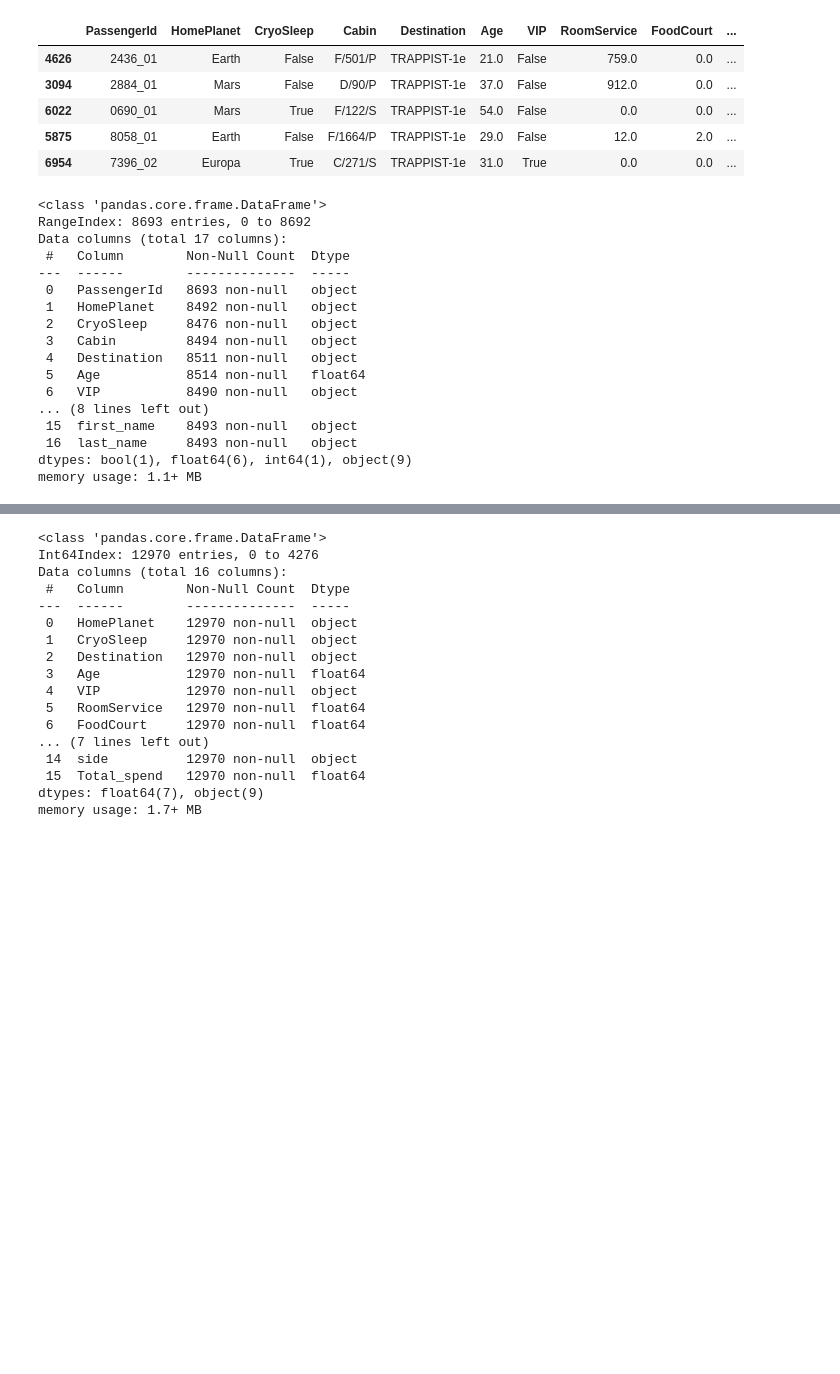
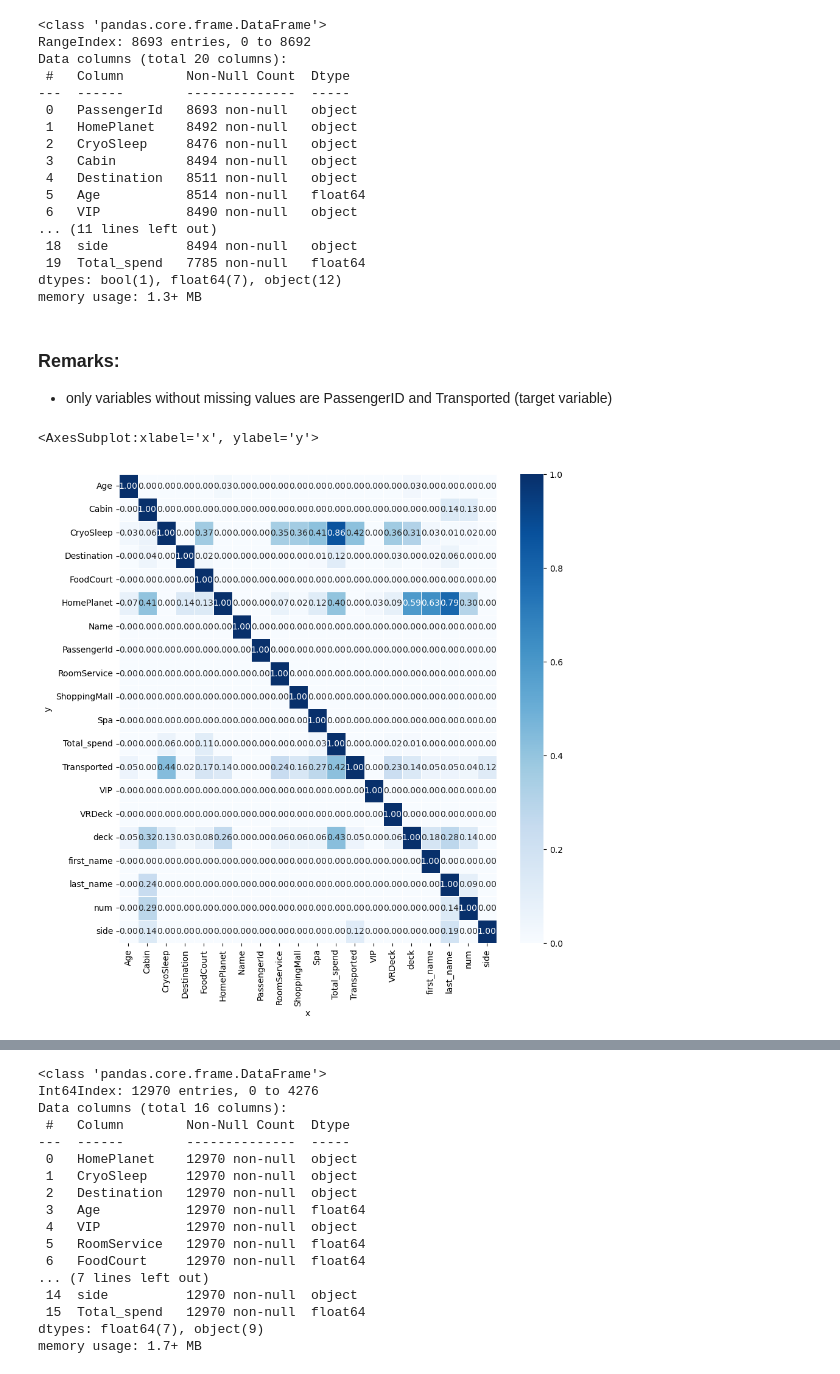
Before and after one commit to lshwed/kaggle_spaceship_titanic, a Jupyter notebook: analysis.ipynb, the cells around one changed output, grey strips where cells are left out. Cells and saved outputs as stored; diff of their text form; code cells hidden in the pictures; blank space fills up the shorter version.

```diff
--- a/analysis.ipynb
+++ b/analysis.ipynb
@@ -39,21 +42,21 @@ train.to_csv('train_folds.csv',
 # %%
-# target variable is transported
-df = pd.read_csv('train_folds.csv')
-y = df.Transported
-df.sample(5)
+# # target variable is transported
+# # df = pd.read_csv('train_folds.csv')
+# y = df.Transported
+# df.sample(5)
-# %% [output]
-|  | PassengerId | HomePlanet | CryoSleep | Cabin | Destination | Age | VIP | RoomService | FoodCourt | ... |
-| 4626 | 2436_01 | Earth | False | F/501/P | TRAPPIST-1e | 21.0 | False | 759.0 | 0.0 | ... |
-| 3094 | 2884_01 | Mars | False | D/90/P | TRAPPIST-1e | 37.0 | False | 912.0 | 0.0 | ... |
-| 6022 | 0690_01 | Mars | True | F/122/S | TRAPPIST-1e | 54.0 | False | 0.0 | 0.0 | ... |
-| 5875 | 8058_01 | Earth | False | F/1664/P | TRAPPIST-1e | 29.0 | False | 12.0 | 2.0 | ... |
-| 6954 | 7396_02 | Europa | True | C/271/S | TRAPPIST-1e | 31.0 | True | 0.0 | 0.0 | ... |
+# %%
+# we observe that cabin can be disaggregated
+# perhaps we can create a feature that includes total spend (room service, food court, mall, spa, VRdeck)
+# additionally passenger name is composed of a first and last name that can be separated
+train[['first_name','last_name']] = train.Name.str.split(' ', expand = True).iloc[:,0:2]
+train[['deck', 'num', 'side']] = train['Cabin'].str.split('/', expand=True)
+train['Total_spend'] = train.RoomService + train.FoodCourt + train.ShoppingMall + train.Spa + train.VRDeck
 # %%
-df.info()
+train.info()
 # %% [output]
 <class 'pandas.core.frame.DataFrame'>
 RangeIndex: 8693 entries, 0 to 8692
-Data columns (total 17 columns):
+Data columns (total 20 columns):
  #   Column        Non-Null Count  Dtype
 ---  ------        --------------  -----
  0   PassengerId   8693 non-null   object
@@ -63,8 +66,28 @@ Data columns (total 17 columns):
  4   Destination   8511 non-null   object
  5   Age           8514 non-null   float64
  6   VIP           8490 non-null   object
-... (8 lines left out)
- 15  first_name    8493 non-null   object
- 16  last_name     8493 non-null   object
-dtypes: bool(1), float64(6), int64(1), object(9)
-memory usage: 1.1+ MB
+... (11 lines left out)
+ 18  side          8494 non-null   object
+ 19  Total_spend   7785 non-null   float64
+dtypes: bool(1), float64(7), object(12)
+memory usage: 1.3+ MB
+# %% [markdown]
+### Remarks:
+- only variables without missing values are PassengerID and Transported (target variable)
+# %%
+# let's examine some relationships that exist between factors
+fig, ax = plt.subplots(figsize = (10,10))
+ppscores = pps.matrix(train)
+ppscores = ppscores[["x", "y", "ppscore"]].pivot(columns="x", index="y", values="ppscore")
+sns.heatmap(
+    ppscores,
+    vmin=0,
+    vmax=1,
+    cmap="Blues",
+    linewidths=0.7,
+    annot=True,
+    fmt = '.2f'
+)
+# %% [output]
+<AxesSubplot:xlabel='x', ylabel='y'>
+[figure, added]
```
Also changed, not shown: parts of 40 cells of this notebook, 8 other files.
